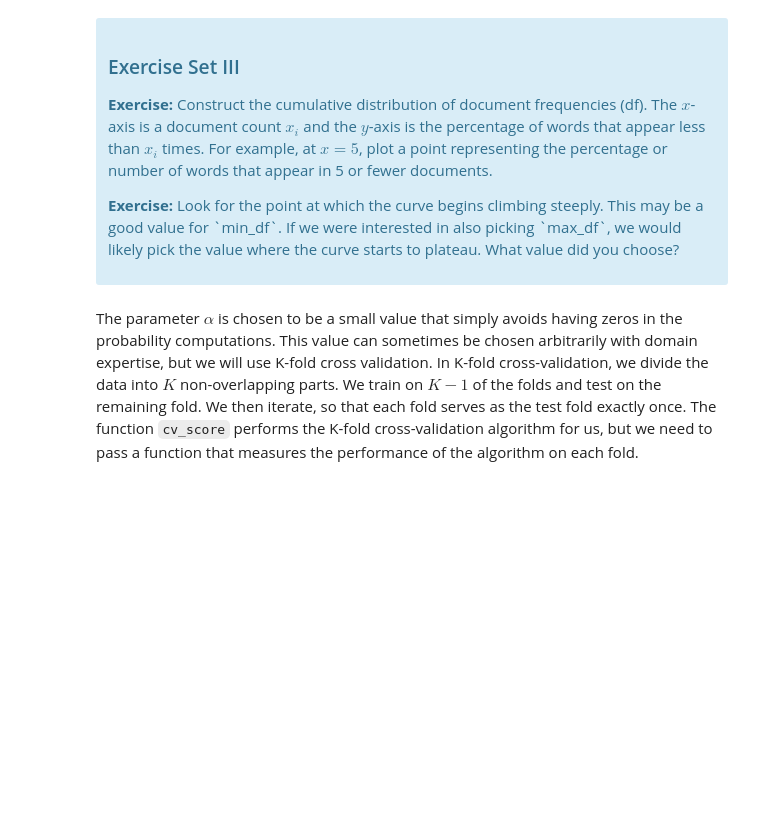
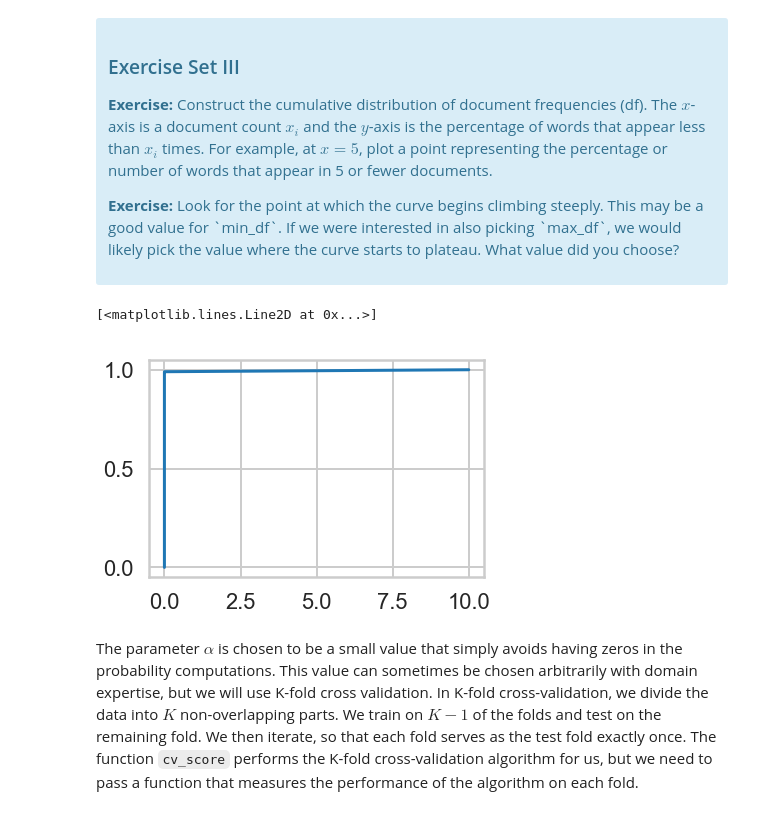
Before and after one commit to EmmS21/Springboard-DSC, a Jupyter notebook: Machine Learning Exercises/naive_bayes/Mini_Project_Naive_Bayes.ipynb, the cells around one changed output. Drawn from its saved outputs; the diff is of its cells as text; code cells hidden in the pictures; blank space fills up the shorter version.

```diff
--- a/Machine Learning Exercises/naive_bayes/Mini_Project_Naive_Bayes.ipynb
+++ b/Machine Learning Exercises/naive_bayes/Mini_Project_Naive_Bayes.ipynb
@@ -292,3 +290,15 @@ First, let's find an appropriate value for `min_df` for the `CountVectorizer`. `
+# %%
+vect = CountVectorizer()
+tf = vect.fit_transform(critics.quote)
+# f = vect.vocabulary_
+a = tf.toarray()
+# %%
+y = np.arange(0,101)
+x = np.percentile(a,y)
+plt.plot(x,y/100)
+# %% [output]
+[<matplotlib.lines.Line2D at 0x...>]
+[figure, added]
 # %% [markdown]
 The parameter $\alpha$ is chosen to be a small value that simply avoids having zeros in the probability computations. This value can sometimes be chosen arbitrarily with domain expertise, but we will use K-fold cross validation. In K-fold cross-validation, we divide the data into $K$ non-overlapping parts. We train on $K-1$ of the folds and test on the remaining fold. We then iterate, so that each fold serves as the test fold exactly once. The function `cv_score` performs the K-fold cross-validation algorithm for us, but we need to pass a function that measures the performance of the algorithm on each fold.
 # %%
```
Also changed, not shown: parts of 10 cells of this notebook, 17 other files.
